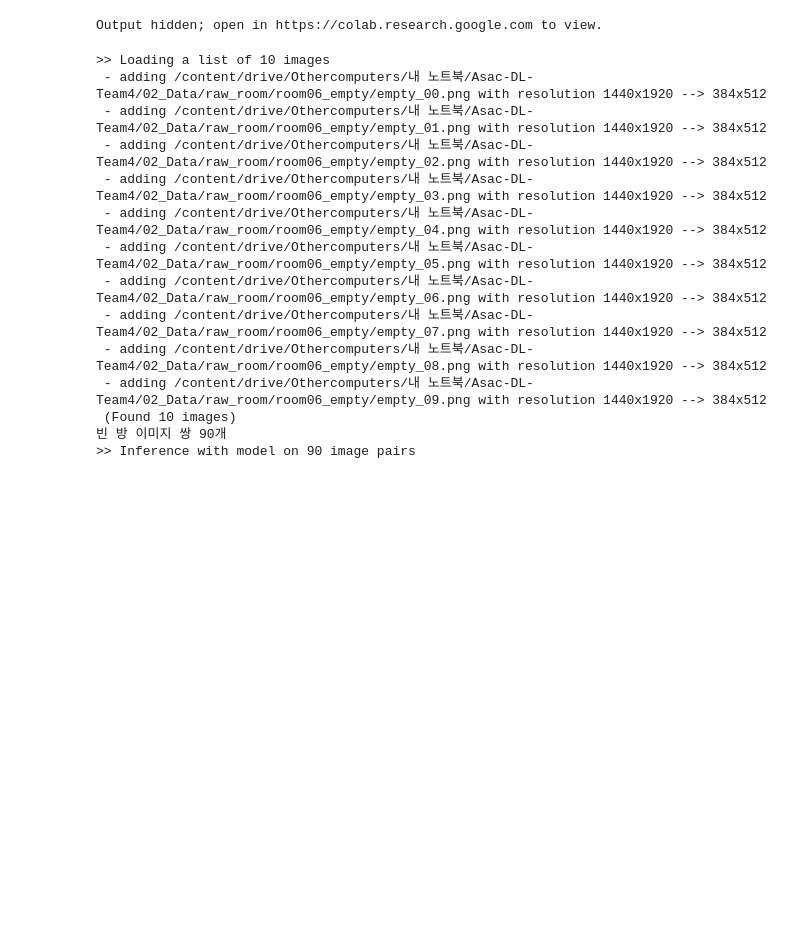
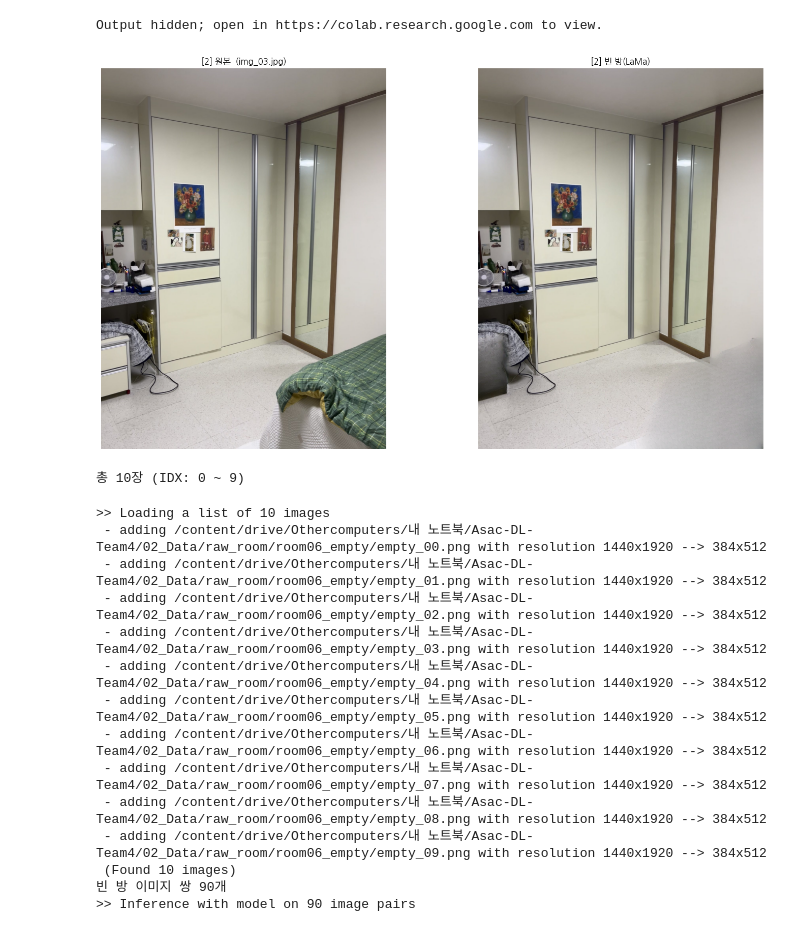
Before and after one commit to karls-seon/Asac-DL-Team4, a Jupyter notebook: 01_Src/dust3r_pipeline_v4_7_empty_room.ipynb, the cells around one changed output. Saved outputs shown, nothing was run; the diff lists cells and outputs as text; code cells hidden in the pictures; blank space fills up the shorter version.

```diff
--- a/01_Src/dust3r_pipeline_v4_7_empty_room.ipynb
+++ b/01_Src/dust3r_pipeline_v4_7_empty_room.ipynb
@@ -1638,6 +1640,26 @@ for j, (a, b) in enumerate(_preview):
 plt.tight_layout(); plt.show()
 # %% [output]
 Output hidden; open in https://colab.research.google.com to view.
+# %%
+# =========================================================
+# [빈방-A 뷰어] before/after 한 쌍씩 보기 (인덱스만 바꿔서 재실행)
+# =========================================================
+import matplotlib.pyplot as plt
+
+IDX = 2   # <- 여기 숫자만 바꿔가며 재실행
+
+before, after = _preview[IDX]
+path_name = os.path.basename(all_results[IDX]["path"])
+
+fig, axes = plt.subplots(1, 2, figsize=(16, 8))
+axes[0].imshow(before); axes[0].set_title(f"[{IDX}] 원본  ({path_name})"); axes[0].axis("off")
+axes[1].imshow(after);  axes[1].set_title(f"[{IDX}] 빈 방(LaMa)");         axes[1].axis("off")
+plt.tight_layout(); plt.show()
+
+print(f"총 {len(_preview)}장 (IDX: 0 ~ {len(_preview)-1})")
+# %% [output]
+[figure, added]
+총 10장 (IDX: 0 ~ 9)
 # %%
 # =========================================================
 # [빈방-B] 빈 방 이미지 3장으로 DUSt3R 재복원 (셀 10과 동일 세팅)
```
Also changed, not shown: parts of 11 cells of this notebook, 38 other files.
